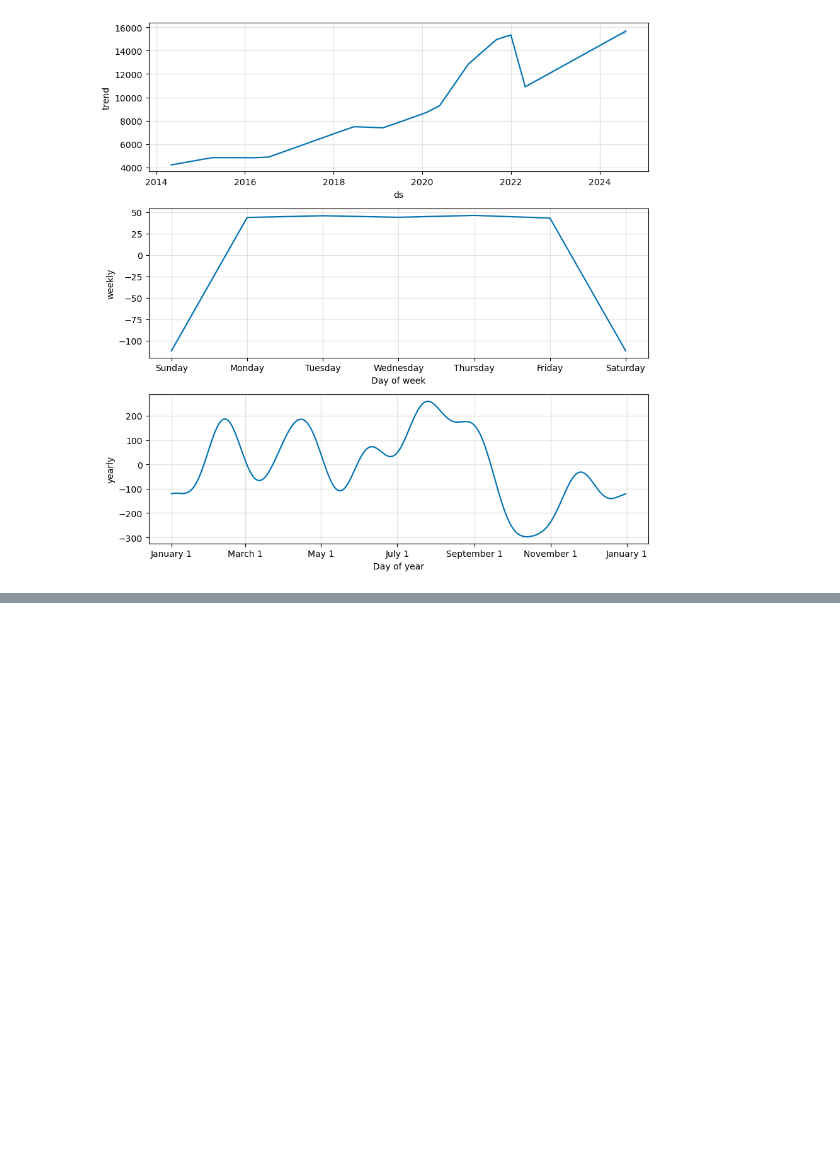
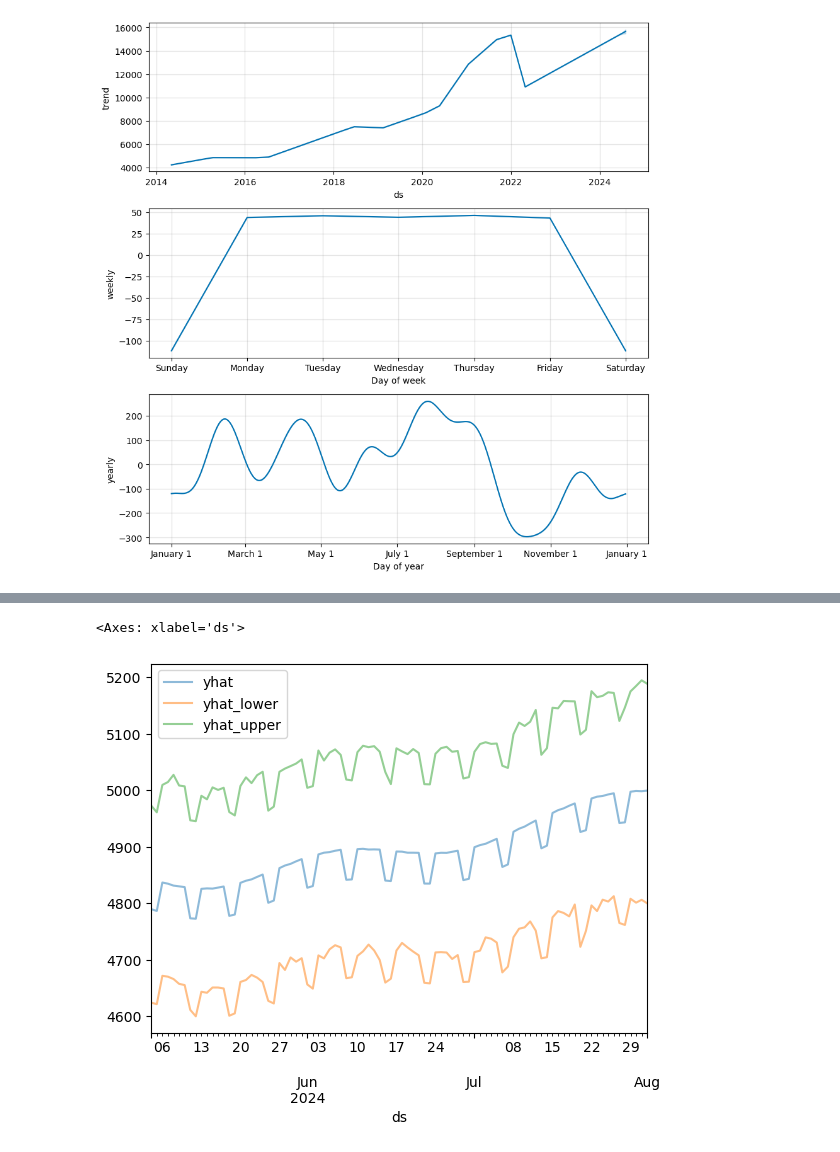
Before and after one commit to itaylor1645/project_1, a Jupyter notebook: stocks.ipynb, the cells around one changed output, grey strips where cells are left out. Saved outputs shown, nothing was run; the diff lists cells and outputs as text; code cells hidden in the pictures; blank space fills up the shorter version.

```diff
--- a/stocks.ipynb
+++ b/stocks.ipynb
@@ -512,0 +573,3 @@ fig2 = nasdaq_model.plot_components(nasdaq_forecast)
+# %%
+# Set the index in the sp500_forecast DataFrame to the ds datetime column
+sp500_forecast = sp500_forecast.set_index('ds')
@@ -512,0 +594,9 @@ fig2 = nasdaq_model.plot_components(nasdaq_forecast)
+# %%
+# From the sp500_forecast DataFrame, plot the data to visualize
+#  the yhat, yhat_lower, and yhat_upper columns over the last 90 days
+sp500_forecast[['yhat', 'yhat_lower', 'yhat_upper']].iloc[-90:,:].plot(
+    alpha = .5
+)
+# %% [output]
+<Axes: xlabel='ds'>
+[figure, added]
```
Also changed, not shown: parts of 17 cells of this notebook.
